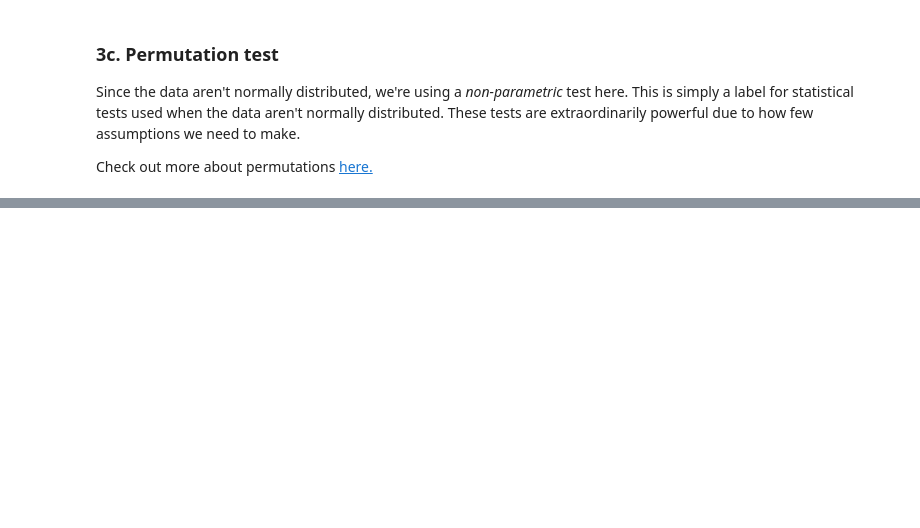
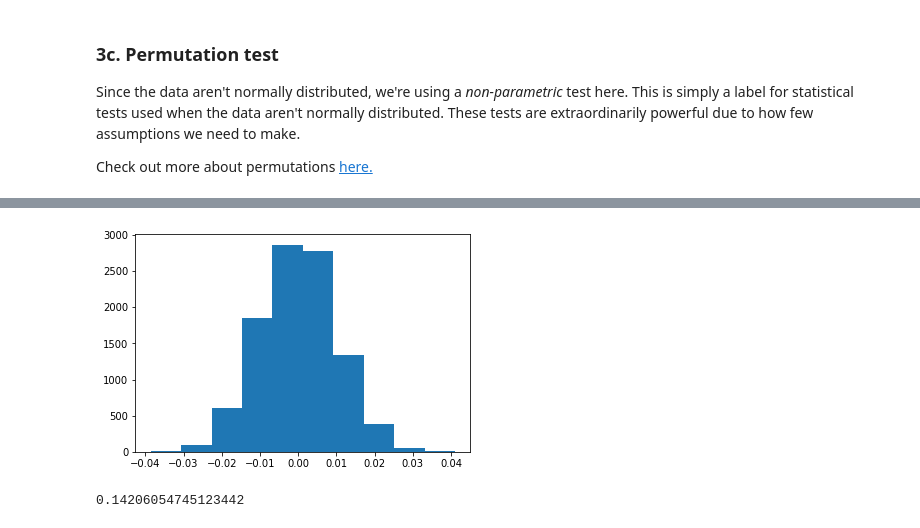
Before and after one commit to SBsaeedi/Springboard-Practice, a Jupyter notebook: PART 3, Tier 3 - Modelling.ipynb, the cells around one changed output, grey strips where cells are left out. Saved outputs shown, nothing was run; the diff lists cells and outputs as text; code cells hidden in the pictures; blank space fills up the shorter version.

```diff
--- a/PART 3, Tier 3 - Modelling.ipynb
+++ b/PART 3, Tier 3 - Modelling.ipynb
@@ -355,7 +514,7 @@ Check out more about permutations [here.](http://rasbt.github.io/mlxtend/user_gu
 # %%
 # Create a column called `Permutation1`, and assign to it the result of permuting (shuffling) the Rating column
 # This assignment will use our numpy object's random.permutation() method
-df['Permutation1'] = np.random.permutation(_ _ _)
+df['Permutation1'] = np.random.permutation(df['Rating'])
 
 # Call the describe() method on our permutation grouped by 'platform'.
-df.groupby(by='platform')['Permutation1']_ _ _
+df.groupby(by='platform')['Permutation1'].describe()
@@ -369,16 +538,18 @@ df.groupby(by='platform')['Rating'].describe()
 # Let's create a vector with the differences - that will be the distibution of the Null.
 
 # First, make a list called difference.
-_ _ _
+difference = list()
 
 # Now make a for loop that does the following 10,000 times:
 # 1. makes a permutation of the 'Rating' as you did above
 # 2. calculates the difference in the mean rating for apple and the mean rating for google.
-for _ _ _ in range(_ _ _):
-    permutation = np.random.permutation(df[_ _ _])
+for j in range(10000):
+    permutation = np.random.permutation(df['Rating'])
     difference.append(np.mean(permutation[df['platform']=='apple']) - np.mean(permutation[df['platform']=='google']))
 # %%
 # Make a variable called 'histo', and assign to it the result of plotting a histogram of the difference list.
-_ _ _
+histo = plt.hist(difference)
+# %% [output]
+[figure, added]
 # %%
 # Now make a variable called obs_difference, and assign it the result of the mean of our 'apple' variable and the mean of our 'google variable'
@@ -391,0 +557,8 @@ obs_difference
+# %%
+# Make this difference absolute with the built-in abs() function.
+obs_difference = abs(obs_difference)
+
+# Print out this value; it should be 0.1420605474512291.
+obs_difference
+# %% [output]
+0.14206054745123442
```
Also changed, not shown: parts of 29 cells of this notebook.
